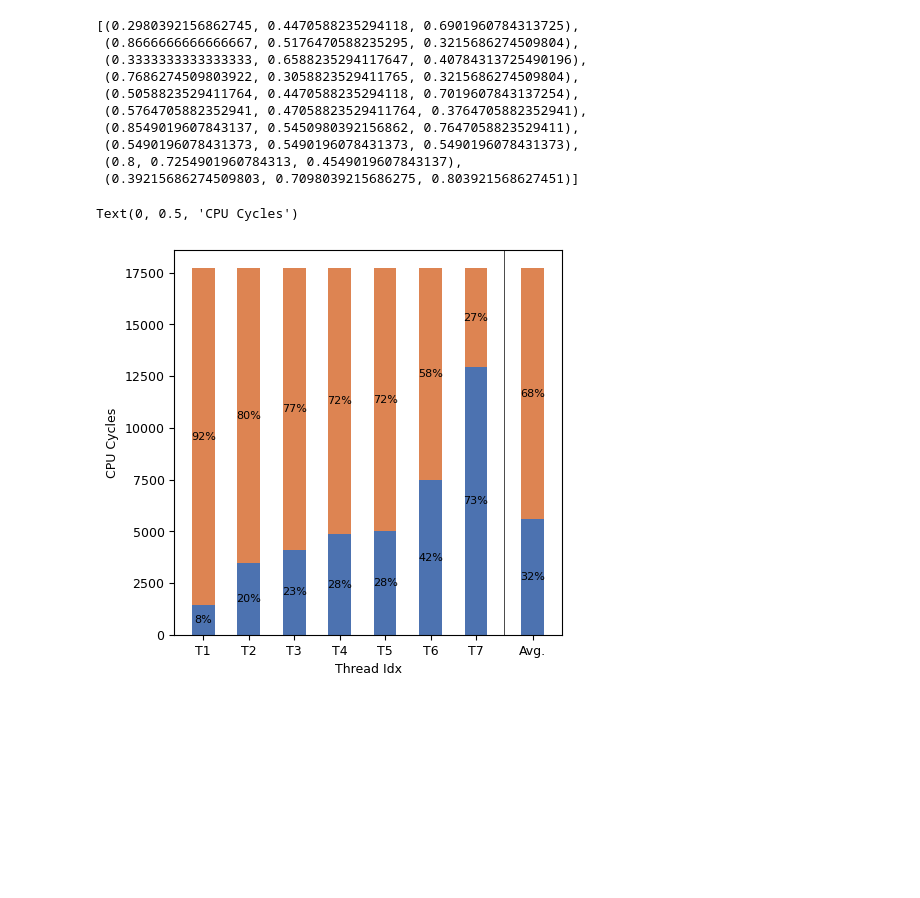
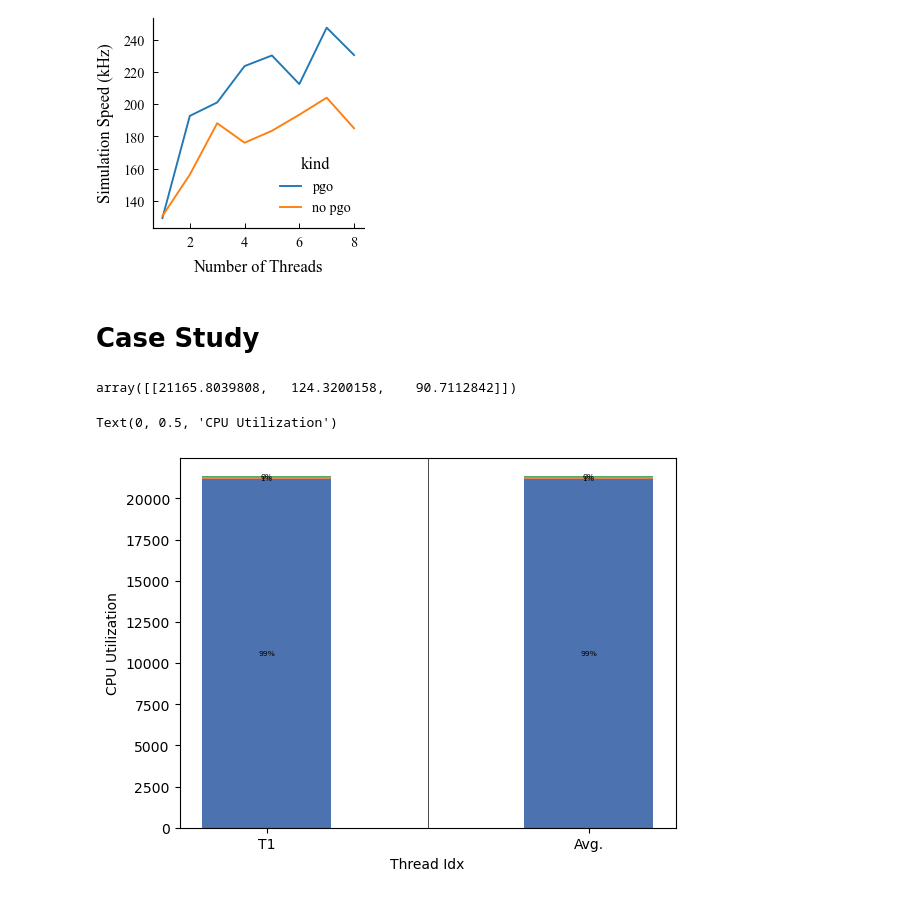
Before and after one commit to pku-liang/p2sim, a Jupyter notebook: analysis2.ipynb, the cells around one changed output. Cells and saved outputs as stored; diff of their text form; code cells hidden in the pictures; blank space fills up the shorter version.

```diff
--- a/analysis2.ipynb
+++ b/analysis2.ipynb
@@ -5,0 +55,24 @@ import seaborn as sns
+# %%
+all_data = []
+for file in sorted(Path('build/').glob('boom_m_1.T*/prof*/linux.bin.out')):
+    data = file.with_suffix('.out').read_text()
+    items = re.findall(r'cycle=(\d+), last_freq=([0-9.]+) kHz, freq=([0-9.]+) kHz', data)
+    total_cycles, _, freq = items[-1]
+    total_cycles = int(total_cycles)
+    freq = float(freq)
+    design = file.parent.parent.stem
+    threads = int(file.parent.parent.suffix[2:])
+    if file.parent.name == 'prof':
+        kind = 'no pgo'
+    if file.parent.name == 'prof.pgo':
+        kind = 'pgo'
+    data = {
+        'design': design,
+        'threads': threads,
+        'total_cycles': total_cycles,
+        'freq': freq,
+        'kind': kind,
+    }
+    all_data.append(data)
+df = pd.DataFrame(all_data)
+df
@@ -5,0 +97,9 @@ import seaborn as sns
+# %%
+sns.lineplot(df, x='threads', y='freq', hue='kind', hue_order=['pgo', 'no pgo'])
+plt.ylabel('Simulation Speed (kHz)')
+plt.xlabel('Number of Threads')
+sns.despine()
+# %% [output]
+[figure, added]
+# %% [markdown]
+# Case Study
@@ -62,27 +123,6 @@ def plot_stack_bar(data, include_avg=False, colors=None):
-# %%
-cmap = sns.color_palette("deep", 10)
-cmap
-# %% [output]
-[(0.2980392156862745, 0.4470588235294118, 0.6901960784313725),
- (0.8666666666666667, 0.5176470588235295, 0.3215686274509804),
- (0.3333333333333333, 0.6588235294117647, 0.40784313725490196),
- (0.7686274509803922, 0.3058823529411765, 0.3215686274509804),
- (0.5058823529411764, 0.4470588235294118, 0.7019607843137254),
- (0.5764705882352941, 0.47058823529411764, 0.3764705882352941),
- (0.8549019607843137, 0.5450980392156862, 0.7647058823529411),
- (0.5490196078431373, 0.5490196078431373, 0.5490196078431373),
- (0.8, 0.7254901960784313, 0.4549019607843137),
- (0.39215686274509803, 0.7098039215686275, 0.803921568627451)]
 # %%
-plt.figure(figsize=(5, 5))
-colors = [cmap[0], cmap[1], cmap[2], cmap[3]]
-step_pivot, step_names = convert_data(data)
-step_mean = step_pivot.mean(axis=1)
-argidx = np.argsort(step_mean[:, 0])
-step_mean = step_mean[argidx]
-plot_stack_bar(step_mean, colors=colors, include_avg=True)
-plt.xlabel('Thread Idx')
-plt.ylabel('CPU Cycles')
+# plt.figure(figsize=(5, 5))
+step_ticks, step_names = convert_data(data)
+step_ticks
 # %% [output]
-Text(0, 0.5, 'CPU Cycles')
+array([[21165.8039808,   124.3200158,    90.7112842]])
-[figure, removed]
@@ -88,0 +161,10 @@ Text(0, 0.5, 'CPU Cycles')
+# %%
+argidx = np.argsort(step_ticks[:, 0])
+step_mean = step_ticks[argidx]
+cmap = sns.color_palette("deep", 10)
+handles = plot_stack_bar(step_mean, colors=cmap, include_avg=True)
+plt.xlabel('Thread Idx')
+plt.ylabel('CPU Utilization')
+# %% [output]
+Text(0, 0.5, 'CPU Utilization')
+[figure, added]
```
Also changed, not shown: parts of 9 cells of this notebook, 9 other files.
